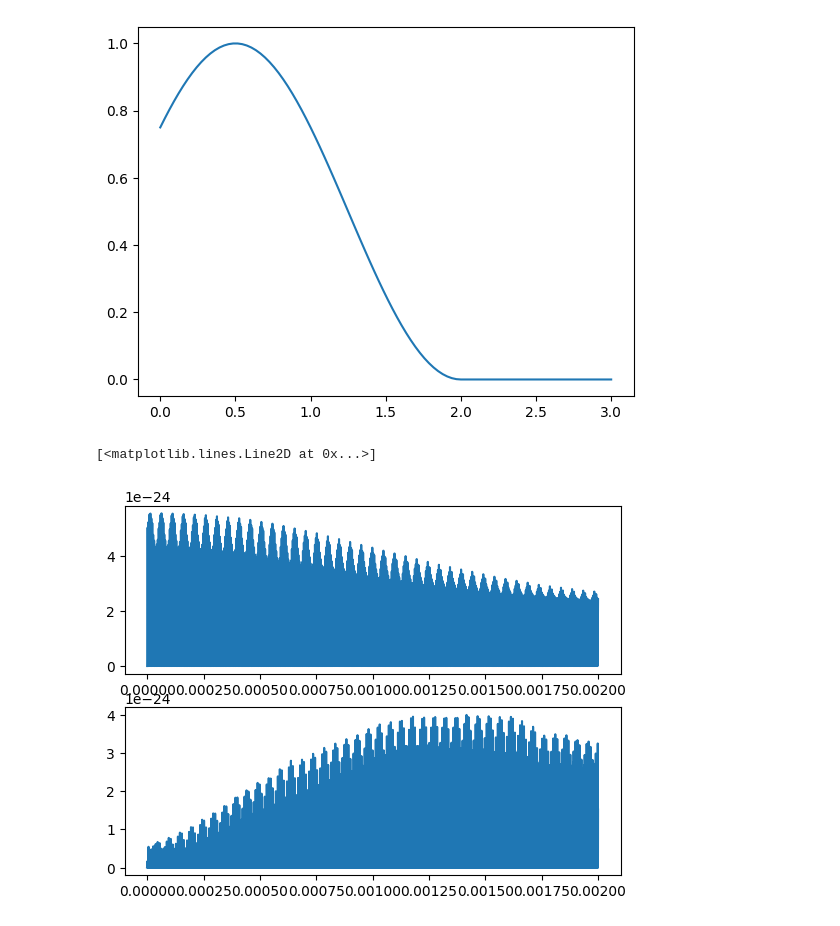
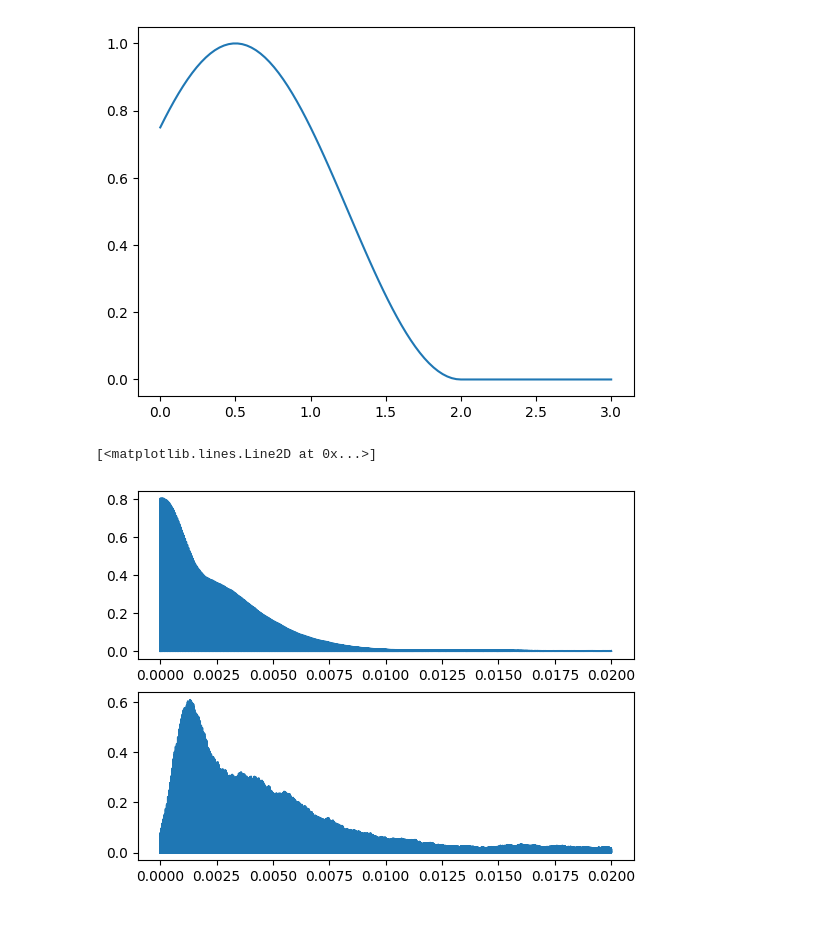
Before and after one commit to EmilLenler/PhD-Work, a Jupyter notebook: Two-Ion-Systems/Cooling2Ion.ipynb, the cells around one changed output. Cells and saved outputs as stored; diff of their text form; code cells hidden in the pictures.

```diff
--- a/Two-Ion-Systems/Cooling2Ion.ipynb
+++ b/Two-Ion-Systems/Cooling2Ion.ipynb
@@ -2072,11 +2072,11 @@ r2_init = np.array([x2_init,y2_init,z2_init])
 v1_init = np.zeros(3)
 v2_init = np.zeros(3)
 
-p1Both,p2Both,v1Both,v2Both,tBoth = coolAndTransfer(r1_init,r2_init,v1_init,v2_init,freqZout,freqZin,0,5*1e-3,tiSys,voltages,dt,103,0.1,0.1,k)
+p1Both,p2Both,v1Both,v2Both,tBoth = coolAndTransfer(r1_init,r2_init,v1_init,v2_init,freqZout,freqZin,0,20*1e-3,tiSys,voltages,dt,103,0.1,0.1,k)
 # %%
 fig,ax = plt.subplots(2,1)
-ax[0].plot(tBoth,0.5*m2*np.array(v2Both)[:,2]**2)
-ax[1].plot(tBoth,0.5*m1*np.array(v1Both)[:,2]**2)
+ax[0].plot(tBoth,m2*np.array(v2Both)[:,2]**2/kb)
+ax[1].plot(tBoth,m1*np.array(v1Both)[:,2]**2/kb)
 # %% [output]
 [<matplotlib.lines.Line2D at 0x...>]
-[figure, old version]
+[figure, new version]
```
Also changed, not shown: 26 other files.
